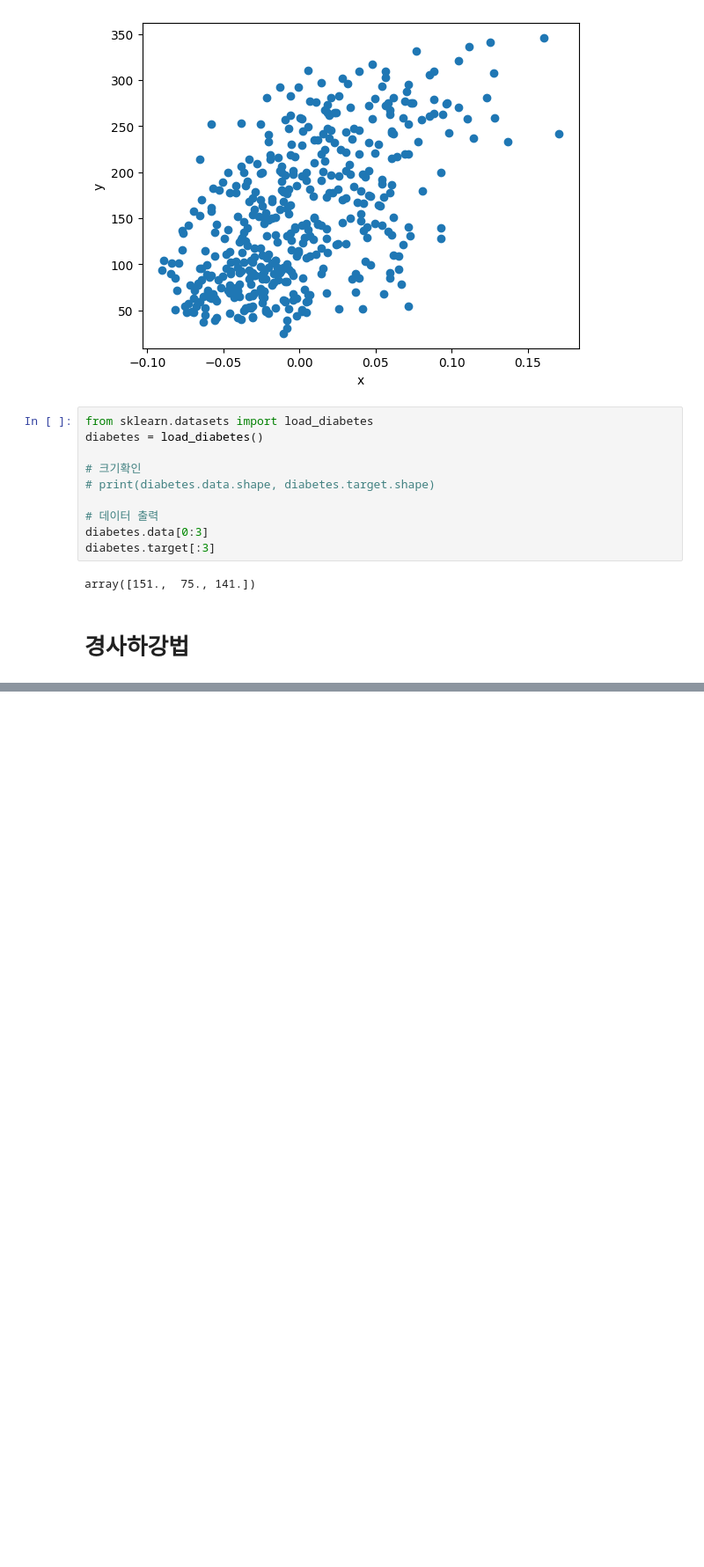
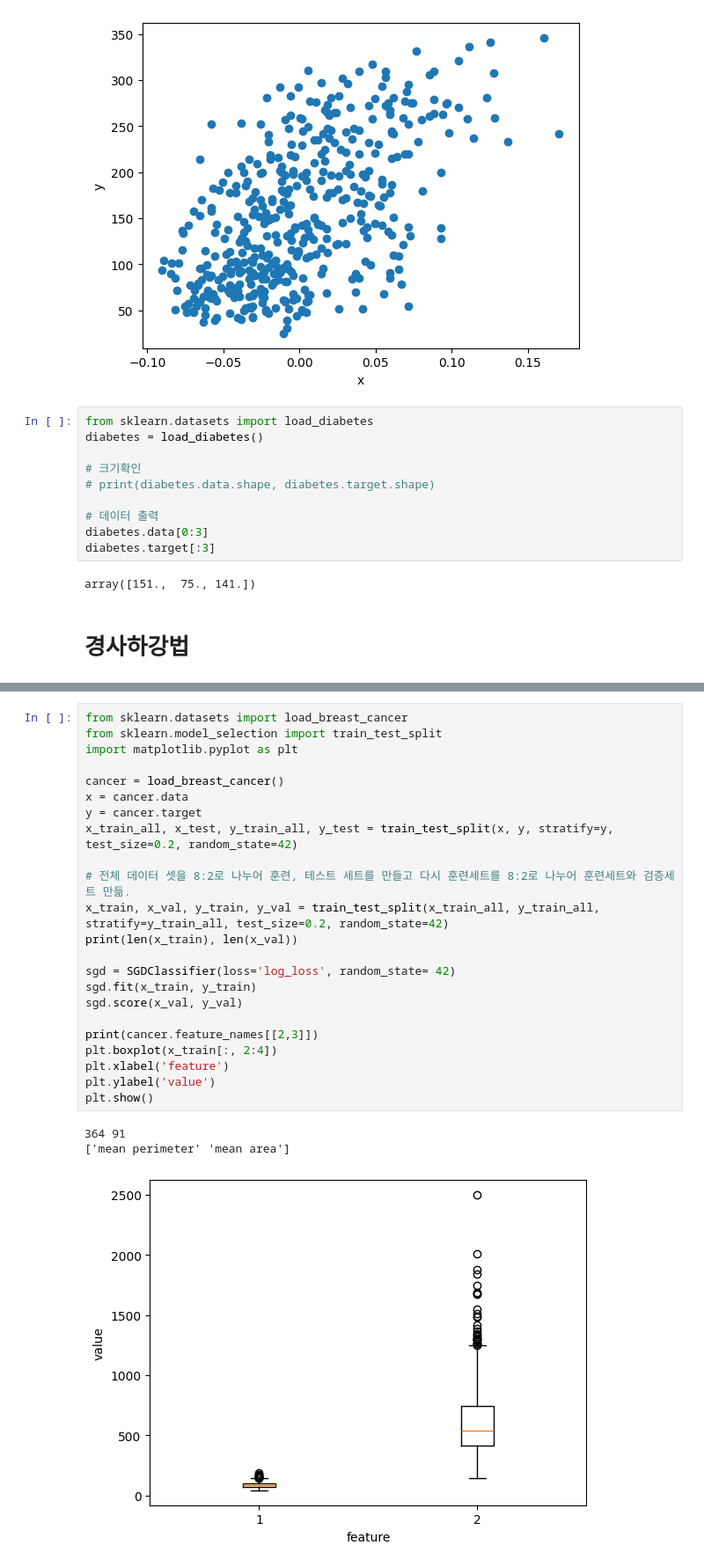
Before and after one commit to sumin-hwang/Do_It_Deeplearning, a Jupyter notebook: matplot_test.ipynb, the cells around one changed output, grey strips where cells are left out. Shown at 88% size. Drawn from its saved outputs; the diff is of its cells as text; blank space fills up the shorter version.

```diff
--- a/matplot_test.ipynb
+++ b/matplot_test.ipynb
@@ -217,0 +386,27 @@ plt.show()
+# %%
+from sklearn.datasets import load_breast_cancer
+from sklearn.model_selection import train_test_split
+import matplotlib.pyplot as plt
+
+cancer = load_breast_cancer()
+x = cancer.data
+y = cancer.target
+x_train_all, x_test, y_train_all, y_test = train_test_split(x, y, stratify=y, test_size=0.2, random_state=42)
+
+# 전체 데이터 셋을 8:2로 나누어 훈련, 테스트 세트를 만들고 다시 훈련세트를 8:2로 나누어 훈련세트와 검증세트 만듦.
+x_train, x_val, y_train, y_val = train_test_split(x_train_all, y_train_all, stratify=y_train_all, test_size=0.2, random_state=42)
+print(len(x_train), len(x_val))
+
+sgd = SGDClassifier(loss='log_loss', random_state= 42)
+sgd.fit(x_train, y_train)
+sgd.score(x_val, y_val)
+
+print(cancer.feature_names[[2,3]])
+plt.boxplot(x_train[:, 2:4])
+plt.xlabel('feature')
+plt.ylabel('value')
+plt.show()
+# %% [output]
+364 91
+['mean perimeter' 'mean area']
+[figure, added]
```
Also changed, not shown: parts of 13 cells of this notebook.
